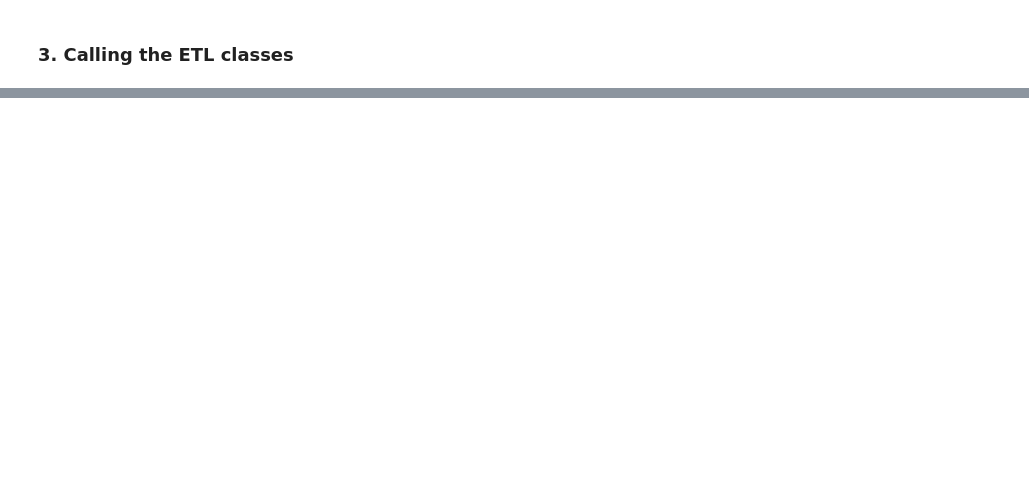
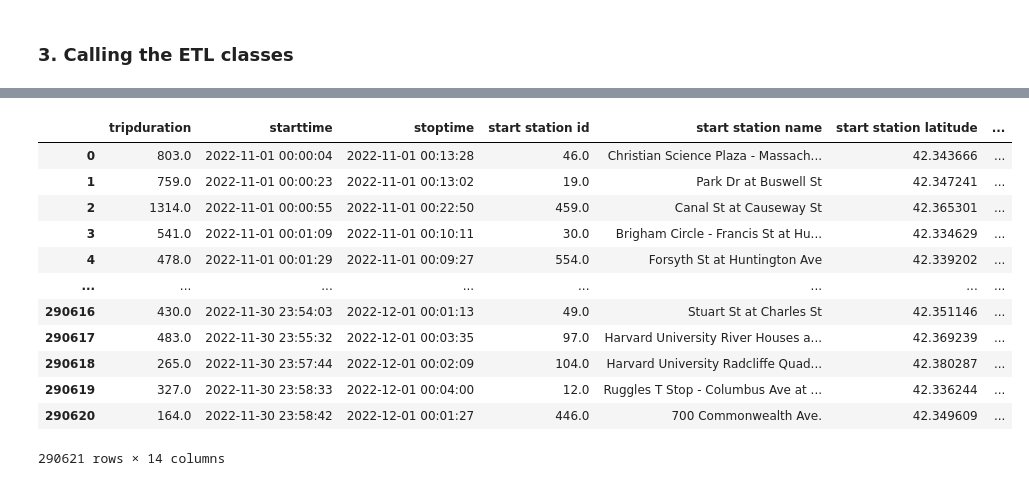
Before and after one commit to dlmolloy97/SparkBike, a Jupyter notebook: Workbench.ipynb, the cells around one changed output, grey strips where cells are left out. Saved outputs shown, nothing was run; the diff lists cells and outputs as text; code cells hidden in the pictures; blank space fills up the shorter version.

Commit message:
Test and run connection to local SQL database

```diff
--- a/Workbench.ipynb
+++ b/Workbench.ipynb
@@ -200,0 +110,11 @@ AttributeError: module '__main__' has no attribute 'joined_df'
+# %%
+import pandas as pd
+import numpy as np
+from dotenv import load_dotenv
+load_dotenv()
+import os
+from sqlalchemy import create_engine
+alchemyEngine=create_engine(os.getenv('postgresql_path'), pool_recycle=3600)
+dbConnection=alchemyEngine.connect()
+stations=pd.read_sql("SELECT * FROM stations;", dbConnection)
+stations
@@ -200,0 +135,17 @@ AttributeError: module '__main__' has no attribute 'joined_df'
+# %%
+journeys=pd.read_sql("SELECT * FROM journeys;", dbConnection)
+journeys
+# %% [output]
+|  | tripduration | starttime | stoptime | start station id | start station name | start station latitude | ... |
+| 0 | 803.0 | 2022-11-01 00:00:04 | 2022-11-01 00:13:28 | 46.0 | Christian Science Plaza - Massach... | 42.343666 | ... |
+| 1 | 759.0 | 2022-11-01 00:00:23 | 2022-11-01 00:13:02 | 19.0 | Park Dr at Buswell St | 42.347241 | ... |
+| 2 | 1314.0 | 2022-11-01 00:00:55 | 2022-11-01 00:22:50 | 459.0 | Canal St at Causeway St | 42.365301 | ... |
+| 3 | 541.0 | 2022-11-01 00:01:09 | 2022-11-01 00:10:11 | 30.0 | Brigham Circle - Francis St at Hu... | 42.334629 | ... |
+| 4 | 478.0 | 2022-11-01 00:01:29 | 2022-11-01 00:09:27 | 554.0 | Forsyth St at Huntington Ave | 42.339202 | ... |
+| ... | ... | ... | ... | ... | ... | ... | ... |
+| 290616 | 430.0 | 2022-11-30 23:54:03 | 2022-12-01 00:01:13 | 49.0 | Stuart St at Charles St | 42.351146 | ... |
+| 290617 | 483.0 | 2022-11-30 23:55:32 | 2022-12-01 00:03:35 | 97.0 | Harvard University River Houses a... | 42.369239 | ... |
+| 290618 | 265.0 | 2022-11-30 23:57:44 | 2022-12-01 00:02:09 | 104.0 | Harvard University Radcliffe Quad... | 42.380287 | ... |
+| 290619 | 327.0 | 2022-11-30 23:58:33 | 2022-12-01 00:04:00 | 12.0 | Ruggles T Stop - Columbus Ave at ... | 42.336244 | ... |
+| 290620 | 164.0 | 2022-11-30 23:58:42 | 2022-12-01 00:01:27 | 446.0 | 700 Commonwealth Ave. | 42.349609 | ... |
+290621 rows × 14 columns
```
Also changed, not shown: parts of 17 cells of this notebook, 2 other files.
